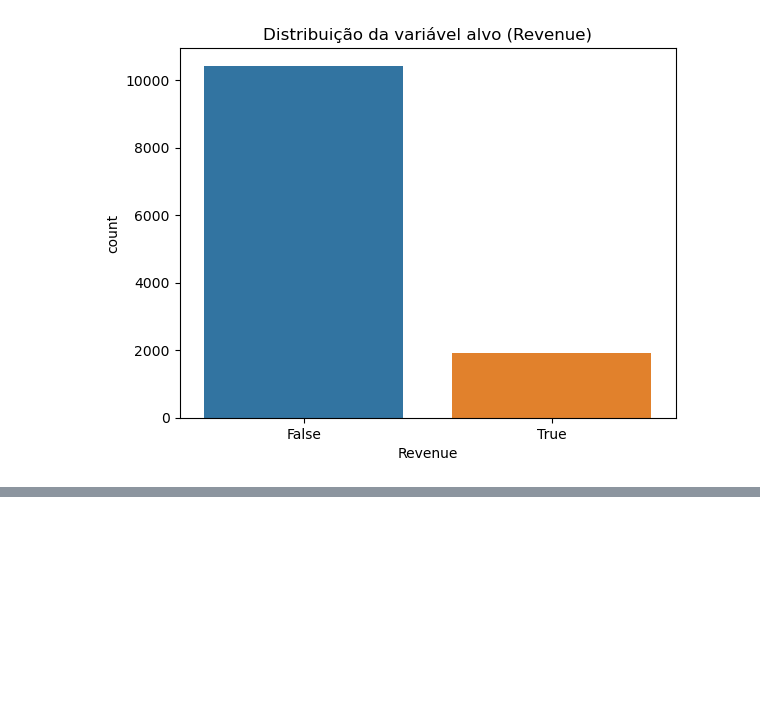
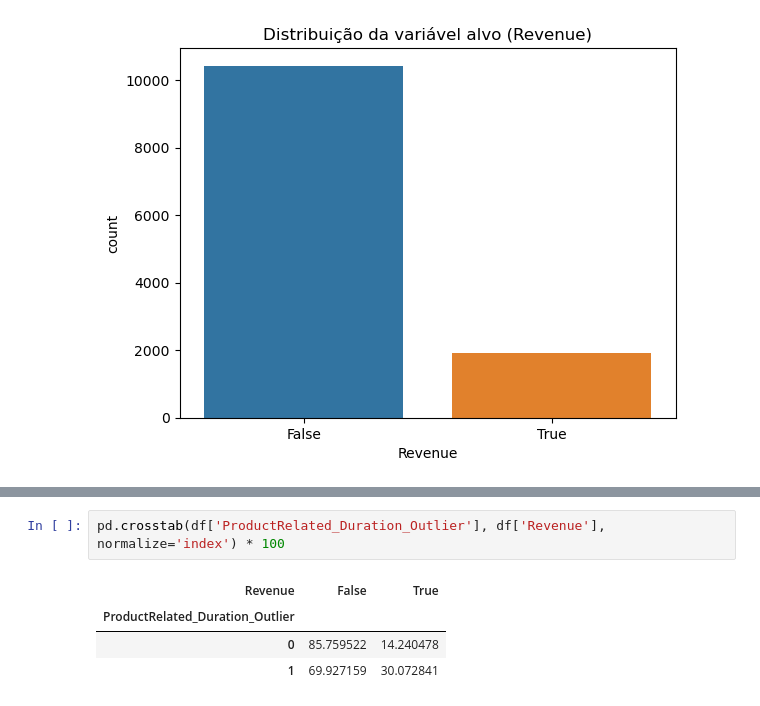
Before and after one commit to jorgelpiva/projetoAplicadoDSXP, a Jupyter notebook: projetoAplicado.ipynb, the cells around one changed output, grey strips where cells are left out. Drawn from its saved outputs; the diff is of its cells as text; blank space fills up the shorter version.

```diff
--- a/projetoAplicado.ipynb
+++ b/projetoAplicado.ipynb
@@ -105,0 +255,7 @@ plt.show()
+# %%
+pd.crosstab(df['ProductRelated_Duration_Outlier'], df['Revenue'], normalize='index') * 100
+# %% [output]
+| Revenue | False | True |
+| ProductRelated_Duration_Outlier |  |  |
+| 0 | 85.759522 | 14.240478 |
+| 1 | 69.927159 | 30.072841 |
```
Also changed, not shown: parts of 15 cells of this notebook.
